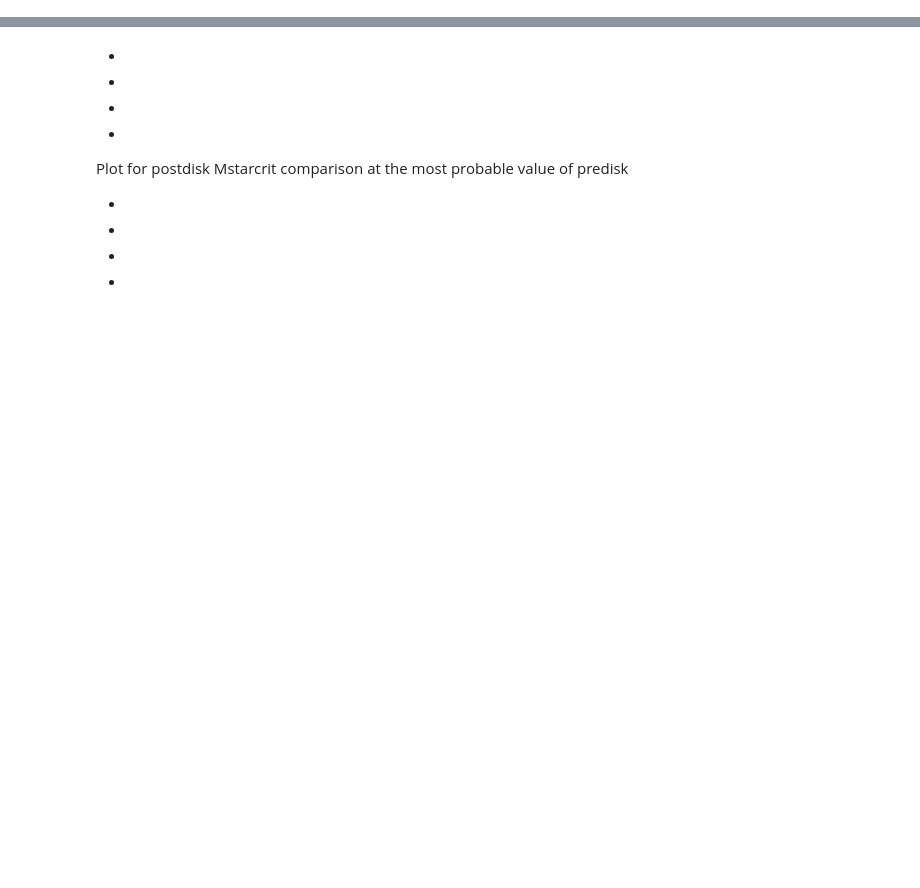
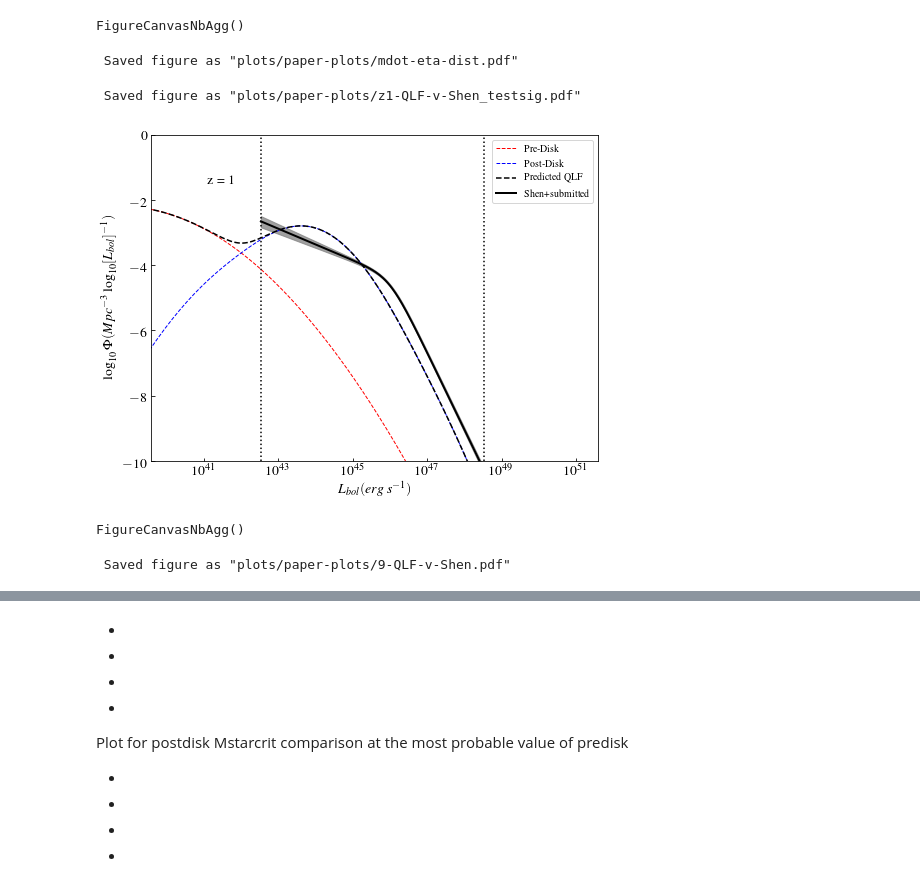
Before and after one commit to megantillman/get_QLF, a Jupyter notebook: paper_plots.ipynb, the cells around one changed output, grey strips where cells are left out. Drawn from its saved outputs; the diff is of its cells as text; code cells hidden in the pictures; blank space fills up the shorter version.

Commit message:
cleaning up notebook and making new plots

```diff
--- a/paper_plots.ipynb
+++ b/paper_plots.ipynb
@@ -986,0 +12,29 @@ cbar = plt.colorbar(total, label=r'Likelihood', pad = 0.05)
+# %%
+'''
+ETA DISTRIBUTIONS
+'''
+
+twoXfour_mdot_eta(zplot = [0, 0.5, 1.0, 1.5])
+# %% [output]
+FigureCanvasNbAgg()
+ Saved figure as "plots/paper-plots/mdot-eta-dist.pdf"
+# %%
+'''
+SINGLE QLF
+'''
+
+fit_params = [0.7, 0.005, 10, [3.0,1.5], np.linspace(5,18,200)]
+
+QLFwShen(z=1, fit_params=fit_params, name='z1-QLF-v-Shen_testsig.pdf')
+# %% [output]
+ Saved figure as "plots/paper-plots/z1-QLF-v-Shen_testsig.pdf"
+[figure, added]
+# %%
+'''
+MULTIPLE QLF
+'''
+
+QLF9wShen(z = [1.5, 0.0, 0.5, 1.0, 2.0, 2.5, 3.0, 3.5, 4.0], name = '9-QLF-v-Shen.pdf')
+# %% [output]
+FigureCanvasNbAgg()
+ Saved figure as "plots/paper-plots/9-QLF-v-Shen.pdf"
```
Also changed, not shown: parts of 33 cells of this notebook.
